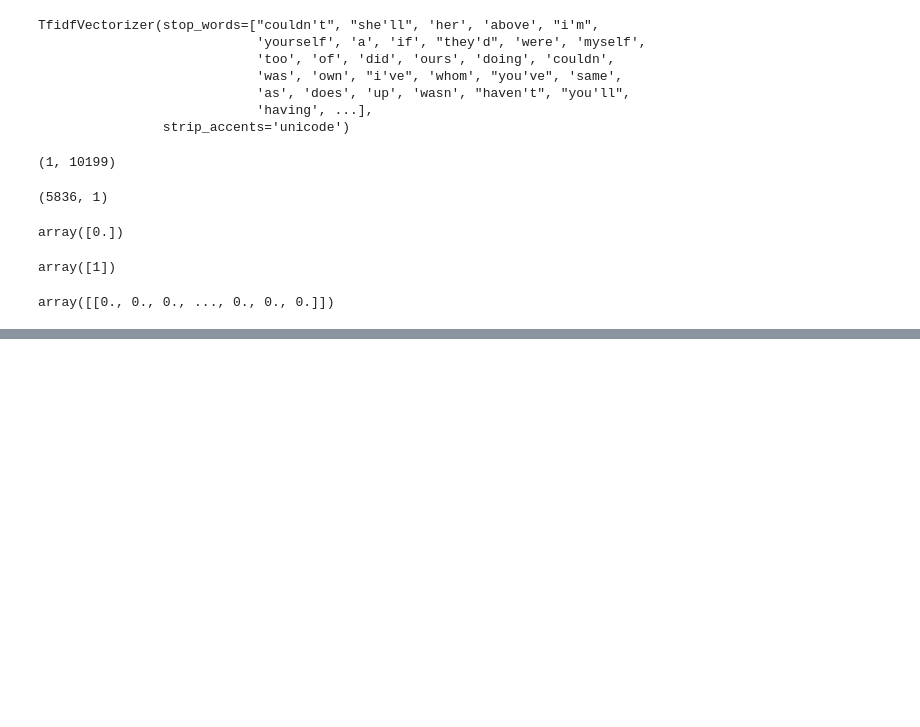
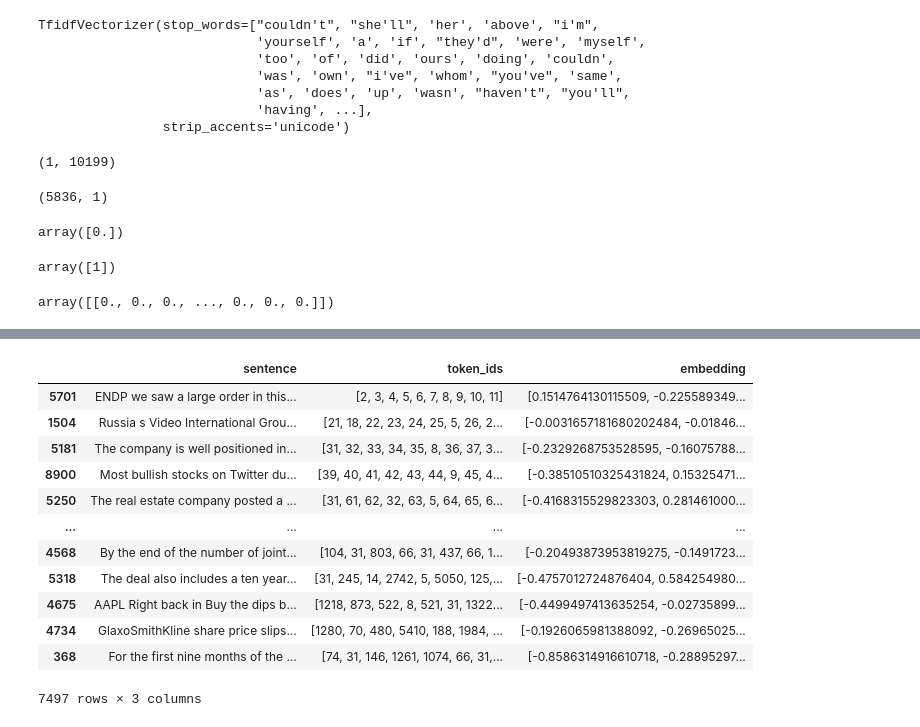
Before and after one commit to Thomas-Nguyen12/NewsApplication, a Jupyter notebook: notebooks/sentiment_analysis.ipynb, the cells around one changed output, grey strips where cells are left out. Drawn from its saved outputs; the diff is of its cells as text; code cells hidden in the pictures; blank space fills up the shorter version.

```diff
--- a/notebooks/sentiment_analysis.ipynb
+++ b/notebooks/sentiment_analysis.ipynb
@@ -472,0 +479,2 @@ array([[0., 0., 0., ..., 0., 0., 0.]])
+# %%
+X_train, X_test, Y_train, Y_test = train_test_split(X_res, y_res, test_size=0.2)
@@ -472,0 +555,16 @@ array([[0., 0., 0., ..., 0., 0., 0.]])
+# %%
+X_train
+# %% [output]
+|  | sentence | token_ids | embedding |
+| 5701 | ENDP we saw a large order in this... | [2, 3, 4, 5, 6, 7, 8, 9, 10, 11] | [0.1514764130115509, -0.225589349... |
+| 1504 | Russia s Video International Grou... | [21, 18, 22, 23, 24, 25, 5, 26, 2... | [-0.0031657181680202484, -0.01846... |
+| 5181 | The company is well positioned in... | [31, 32, 33, 34, 35, 8, 36, 37, 3... | [-0.2329268753528595, -0.16075788... |
+| 8900 | Most bullish stocks on Twitter du... | [39, 40, 41, 42, 43, 44, 9, 45, 4... | [-0.38510510325431824, 0.15325471... |
+| 5250 | The real estate company posted a ... | [31, 61, 62, 32, 63, 5, 64, 65, 6... | [-0.4168315529823303, 0.281461000... |
+| ... | ... | ... | ... |
+| 4568 | By the end of the number of joint... | [104, 31, 803, 66, 31, 437, 66, 1... | [-0.20493873953819275, -0.1491723... |
+| 5318 | The deal also includes a ten year... | [31, 245, 14, 2742, 5, 5050, 125,... | [-0.4757012724876404, 0.584254980... |
+| 4675 | AAPL Right back in Buy the dips b... | [1218, 873, 522, 8, 521, 31, 1322... | [-0.4499497413635254, -0.02735899... |
+| 4734 | GlaxoSmithKline share price slips... | [1280, 70, 480, 5410, 188, 1984, ... | [-0.1926065981388092, -0.26965025... |
+| 368 | For the first nine months of the ... | [74, 31, 146, 1261, 1074, 66, 31,... | [-0.8586314916610718, -0.28895297... |
+7497 rows × 3 columns
```
Also changed, not shown: parts of 18 cells of this notebook, 8 other files.
